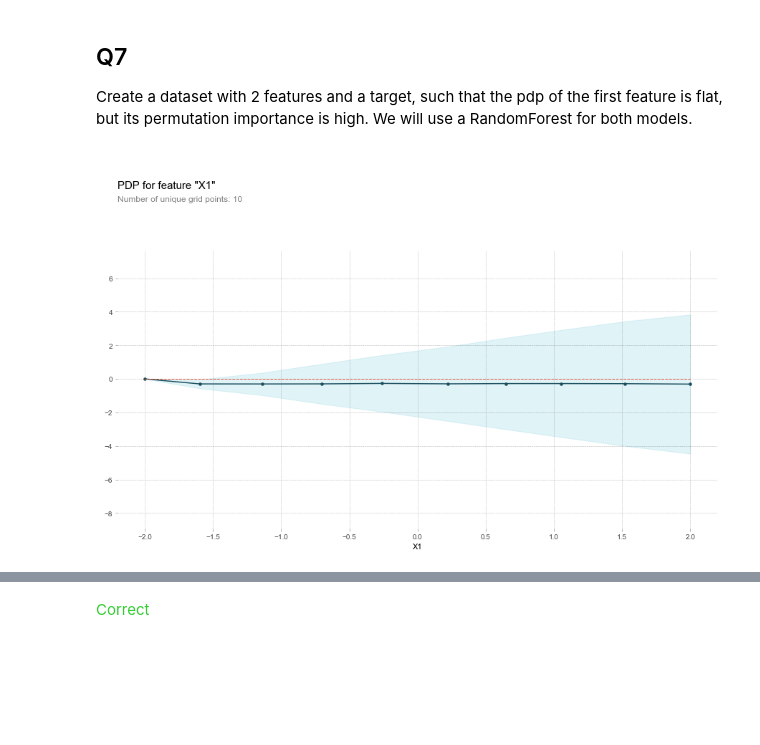
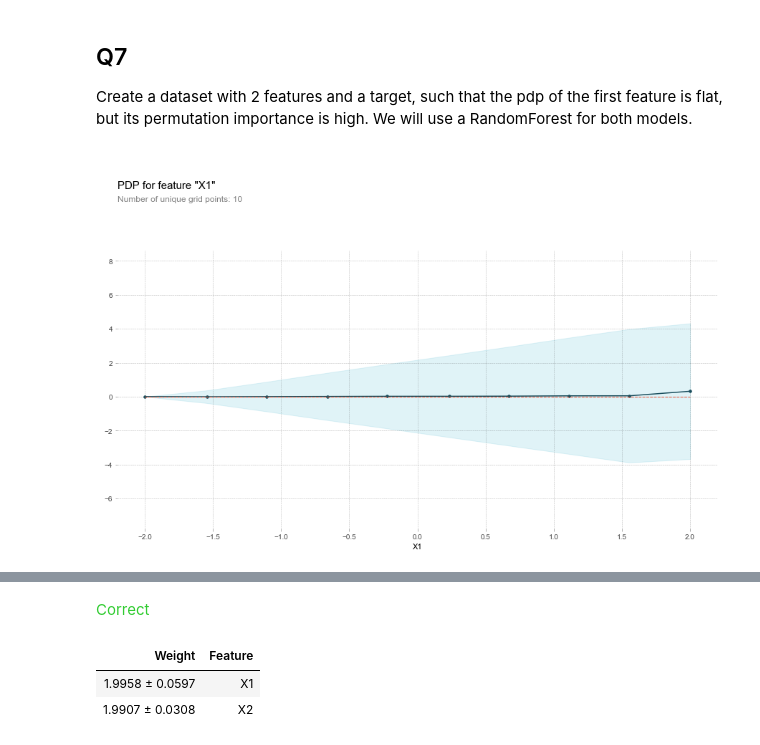
Before and after one commit to Kaggle/learntools, a Jupyter notebook: learntools/ml_insights/nbs/ex3_partial_plots-testing.ipynb, the cells around one changed output, grey strips where cells are left out. Drawn from its saved outputs; the diff is of its cells as text; code cells hidden in the pictures; blank space fills up the shorter version.

```diff
--- a/learntools/ml_insights/nbs/ex3_partial_plots-testing.ipynb
+++ b/learntools/ml_insights/nbs/ex3_partial_plots-testing.ipynb
@@ -282,38 +310,41 @@ Create a dataset with 2 features and a target, such that the pdp of the first fe
 # %%
 import eli5
 from eli5.sklearn import PermutationImportance
 
-n_samples = 2000
+n_samples = 10000
 
 # Create array holding predictive feature
 X1 = 4 * rand(n_samples) - 2
 X2 = 4 * rand(n_samples) - 2
 # Create y. you should have X in the expression for y
 y = X1 * X2
 
 
 # create dataframe because pdp_isolate expects a dataFrame as an argument
 my_df = pd.DataFrame({'X1': X1, 'X2': X2, 'y': y})
 predictors_df = my_df.drop(['y'], axis=1)
 
 my_model = RandomForestRegressor(n_estimators=30, random_state=1).fit(predictors_df, my_df.y)
 
 pdp_dist = pdp.pdp_isolate(model=my_model, dataset=my_df, model_features=['X1', 'X2'], feature='X1')
 
 pdp.pdp_plot(pdp_dist, 'X1')
 plt.show()
 
 perm = PermutationImportance(my_model).fit(predictors_df, my_df.y)
 
+# Uncomment the following line to check your answer. It will show the partial plot and permutation importance too
+q_7.check()
+
 # show the weights for the permutation importance you just calculated
 eli5.show_weights(perm, feature_names = ['X1', 'X2'])
-
-# Uncomment the following line to check your answer. It will show the partial plot and permutation importance too
-q_7.check()
 # %% [output]
-[figure, old version]
+[figure, new version]
 [interactive output not drawn]
 <span style="color:#33cc33">Correct</span>
+| Weight | Feature |
+| 1.9958 ± 0.0597 | X1 |
+| 1.9907 ± 0.0308 | X2 |
 # %%
 # Uncomment the following lines for the hint or solution
 q_7.hint()
```
Also changed, not shown: parts of 13 cells of this notebook, 6 other files.
